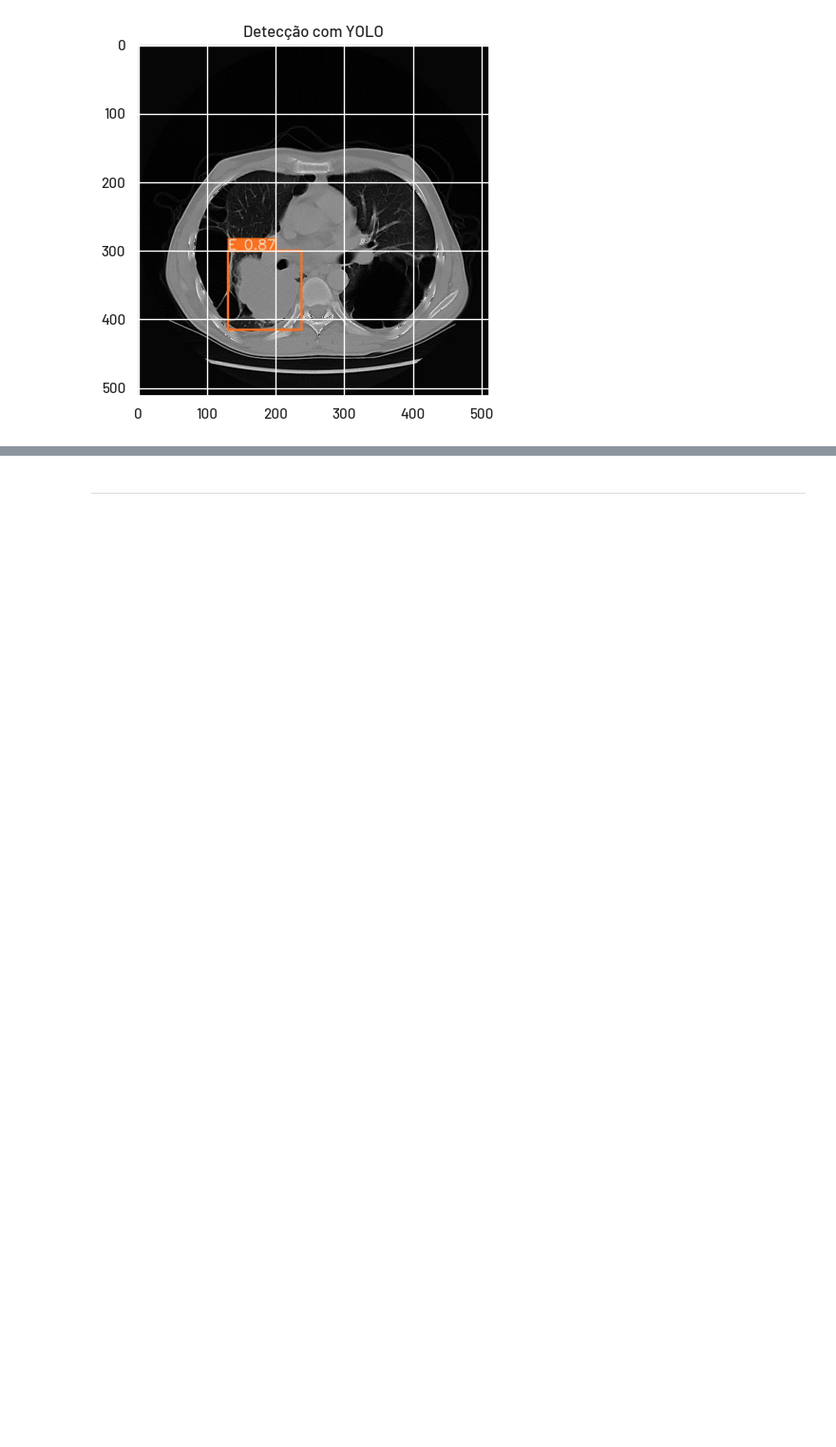
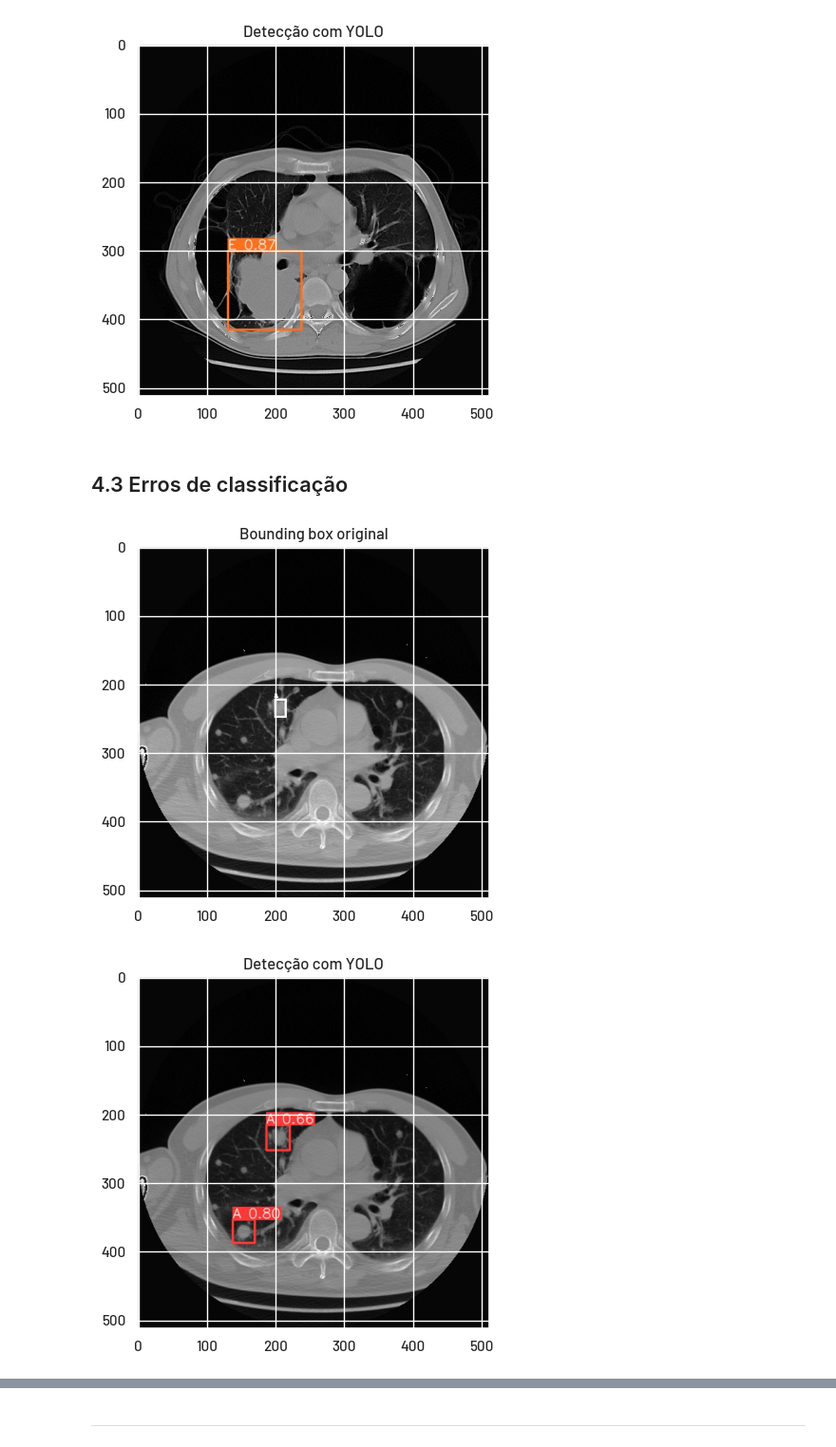
Before and after one commit to CerqueiraMatheus/lung-cancer, a Jupyter notebook: notebooks/yolo_detection.ipynb, the cells around one changed output, grey strips where cells are left out. Shown at 95% size. Cells and saved outputs as stored; diff of their text form; code cells hidden in the pictures; blank space fills up the shorter version.

Commit message:
Update notebook (now showing detection errors)

```diff
--- a/notebooks/yolo_detection.ipynb
+++ b/notebooks/yolo_detection.ipynb
@@ -267,3 +267,12 @@ plot_bounding_box("../data/test/labels/{}.txt".format(image))
 plot_image("runs/detect/predict/{}.jpg".format(image), "Detecção com YOLO")
 # %% [output]
 [figure]
+# %% [markdown]
+## 4.3 Erros de classificação
+# %%
+# Classe A (múltiplas classificações)
+plot_bounding_box("../data/test/labels/{}.txt".format("A0012_6"))
+plot_image("runs/detect/predict/{}.jpg".format("A0012_6"), "Detecção com YOLO")
+# %% [output]
+[figure, added]
+[figure, added]
```
Also changed, not shown: parts of 3 cells of this notebook.
